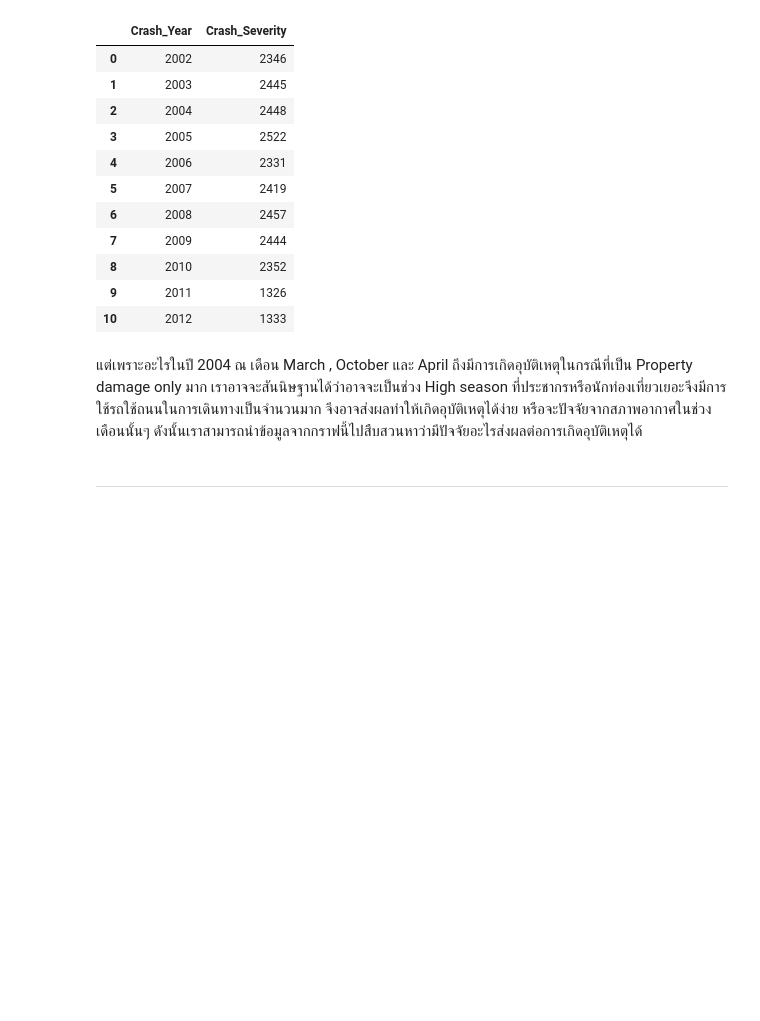
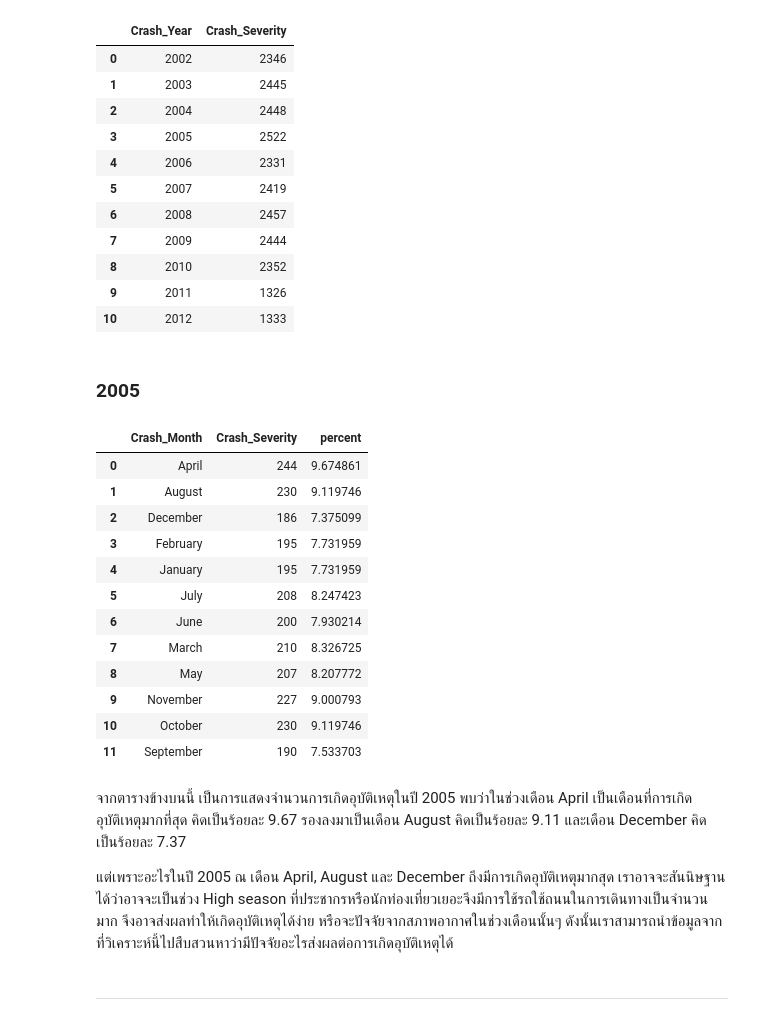
Before and after one commit to sarocha19/Assignment, a Jupyter notebook: assingment.ipynb, the cells around one changed output. Cells and saved outputs as stored; diff of their text form; code cells hidden in the pictures; blank space fills up the shorter version.

```diff
--- a/assingment.ipynb
+++ b/assingment.ipynb
@@ -343,7 +345,30 @@ year_Severity_count = year_Severity_count.rename(columns = {'Crash_Severity':'Se
 
 fig = px.bar(year_Severity_count, x='Year', y='Severity_Count', color='Severity_Count', height=600)
 fig.show()
+# %% [markdown]
+### 2005
+# %%
+roaddata_y2005 = roaddata[(roaddata['Crash_Year'] == 2005)].reset_index(drop=True)
+year2005_Severity_count = roaddata_y2005.groupby('Crash_Month')['Crash_Severity'].count().reset_index()
+year2005_Severity_count['percent'] = year2005_Severity_count['Crash_Severity'].apply(lambda x : 100*x/sum(year2005_Severity_count['Crash_Severity']))
+year2005_Severity_count
+# %% [output]
+|  | Crash_Month | Crash_Severity | percent |
+| 0 | April | 244 | 9.674861 |
+| 1 | August | 230 | 9.119746 |
+| 2 | December | 186 | 7.375099 |
+| 3 | February | 195 | 7.731959 |
+| 4 | January | 195 | 7.731959 |
+| 5 | July | 208 | 8.247423 |
+| 6 | June | 200 | 7.930214 |
+| 7 | March | 210 | 8.326725 |
+| 8 | May | 207 | 8.207772 |
+| 9 | November | 227 | 9.000793 |
+| 10 | October | 230 | 9.119746 |
+| 11 | September | 190 | 7.533703 |
 # %% [markdown]
-แต่เพราะอะไรในปี 2004 ณ เดือน March , October และ April ถึงมีการเกิดอุบัติเหตุในกรณีที่เป็น Property damage only มาก เราอาจจะสันนิษฐานได้ว่าอาจจะเป็นช่วง High season ที่ประชากรหรือนักท่องเที่ยวเยอะจึงมีการใช้รถใช้ถนนในการเดินทางเป็นจำนวนมาก จึงอาจส่งผลทำให้เกิดอุบัติเหตุได้ง่าย หรือจะปัจจัยจากสภาพอากาศในช่วงเดือนนั้นๆ ดังนั้นเราสามารถนำข้อมูลจากกราฟนี้ไปสืบสวนหาว่ามีปัจจัยอะไรส่งผลต่อการเกิดอุบัติเหตุได้
+จากตารางข้างบนนี้ เป็นการแสดงจำนวนการเกิดอุบัติเหตุในปี 2005 พบว่าในช่วงเดือน April เป็นเดือนที่การเกิดอุบัติเหตุมากที่สุด คิดเป็นร้อยละ 9.67 รองลงมาเป็นเดือน August คิดเป็นร้อยละ 9.11 และเดือน December คิดเป็นร้อยละ 7.37
+
+แต่เพราะอะไรในปี 2005 ณ เดือน April, August และ December ถึงมีการเกิดอุบัติเหตุมากสุด เราอาจจะสันนิษฐานได้ว่าอาจจะเป็นช่วง High season ที่ประชากรหรือนักท่องเที่ยวเยอะจึงมีการใช้รถใช้ถนนในการเดินทางเป็นจำนวนมาก จึงอาจส่งผลทำให้เกิดอุบัติเหตุได้ง่าย หรือจะปัจจัยจากสภาพอากาศในช่วงเดือนนั้นๆ ดังนั้นเราสามารถนำข้อมูลจากที่วิเคราะห์นี้ไปสืบสวนหาว่ามีปัจจัยอะไรส่งผลต่อการเกิดอุบัติเหตุได้
 # %% [markdown]
 --------------------------------------------------------------------------------------------------------------------------------
```
Also changed, not shown: parts of 3 cells of this notebook.
